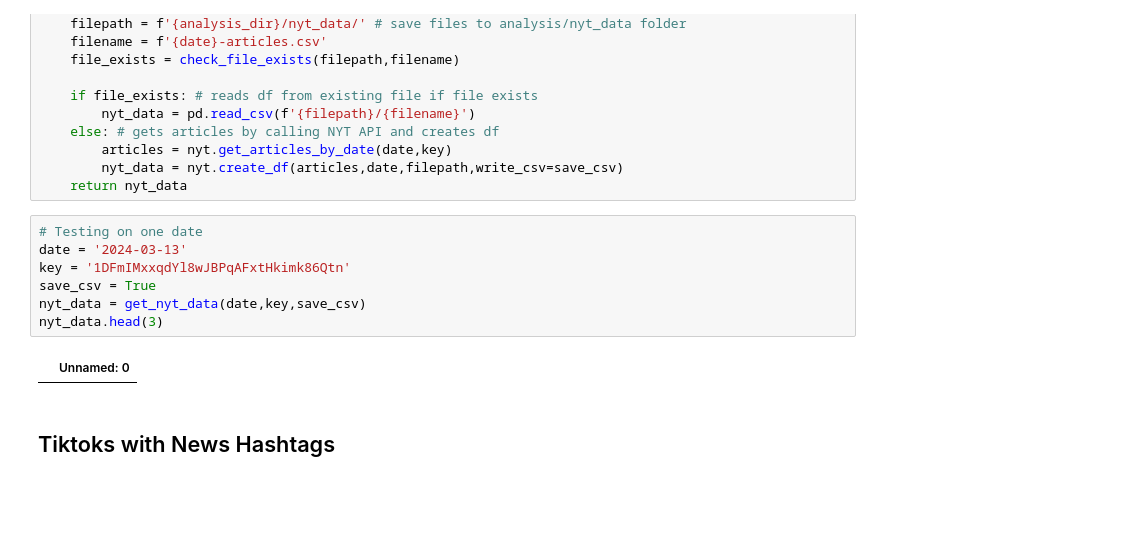
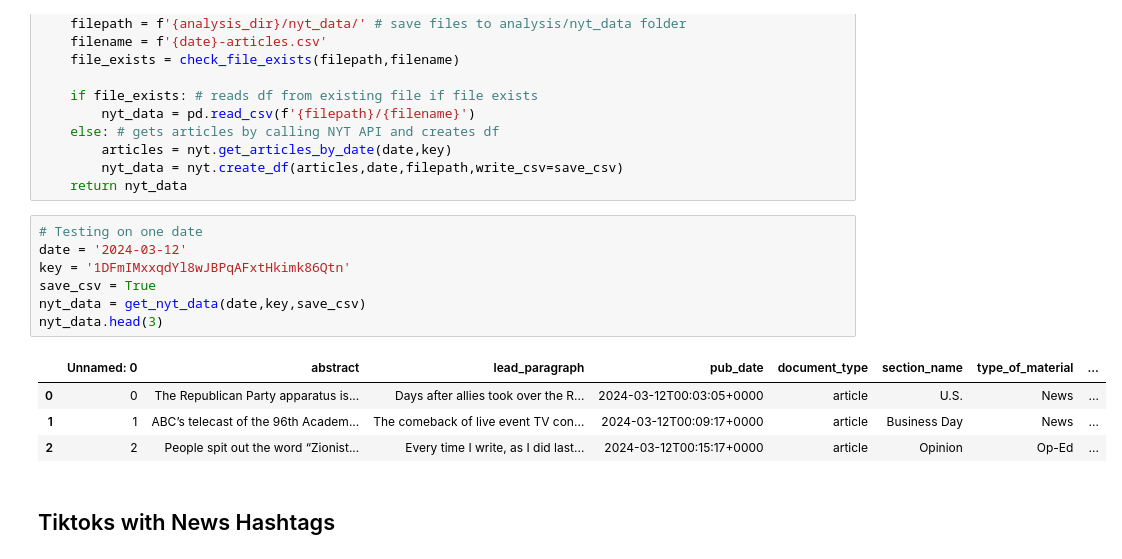
Before and after one commit to ep108/CS315_Project2_Group1, a Jupyter notebook: analysis/applying_cosine_similarity.ipynb, the cells around one changed output. Saved outputs shown, nothing was run; the diff lists cells and outputs as text; blank space fills up the shorter version.

```diff
--- a/analysis/applying_cosine_similarity.ipynb
+++ b/analysis/applying_cosine_similarity.ipynb
@@ -87,13 +87,16 @@ def get_nyt_data(date,key,save_csv):
     return nyt_data
 # %%
 # Testing on one date
-date = '2024-03-13'
+date = '2024-03-12'
 key = '1DFmIMxxqdYl8wJBPqAFxtHkimk86Qtn'
 save_csv = True
 nyt_data = get_nyt_data(date,key,save_csv)
 nyt_data.head(3)
 # %% [output]
-|  | Unnamed: 0 |
+|  | Unnamed: 0 | abstract | lead_paragraph | pub_date | document_type | section_name | type_of_material | ... |
+| 0 | 0 | The Republican Party apparatus is... | Days after allies took over the R... | 2024-03-12T00:03:05+0000 | article | U.S. | News | ... |
+| 1 | 1 | ABC’s telecast of the 96th Academ... | The comeback of live event TV con... | 2024-03-12T00:09:17+0000 | article | Business Day | News | ... |
+| 2 | 2 | People spit out the word “Zionist... | Every time I write, as I did last... | 2024-03-12T00:15:17+0000 | article | Opinion | Op-Ed | ... |
 # %% [markdown]
 ## Tiktoks with News Hashtags
 # %%
```
Also changed, not shown: parts of 26 cells of this notebook, 3 other files.
